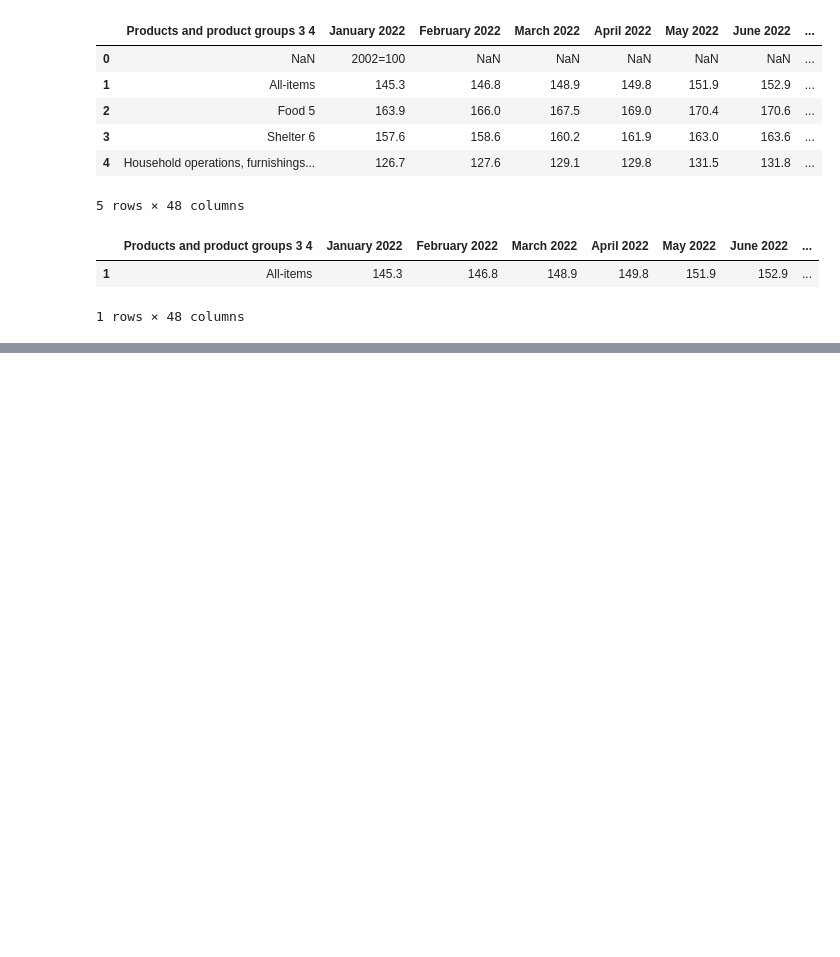
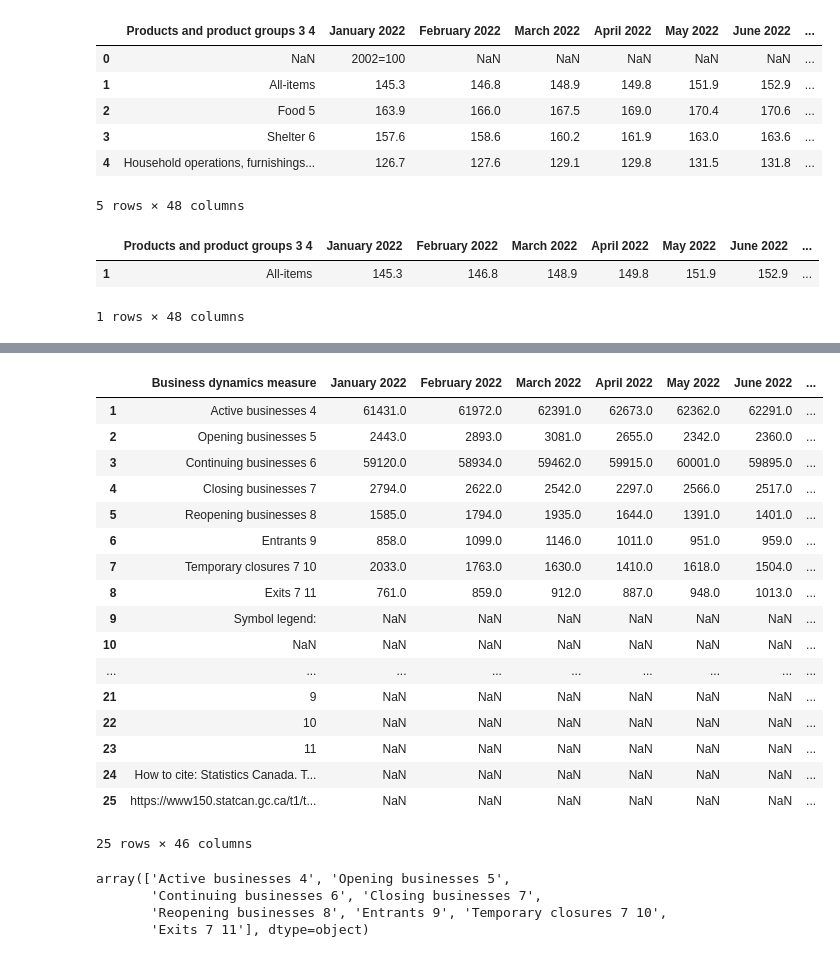
Before and after one commit to wtfmadrid/dataset-for-DS-project, a Jupyter notebook: notebooks/preprocessing.ipynb, the cells around one changed output, grey strips where cells are left out. Saved outputs shown, nothing was run; the diff lists cells and outputs as text; code cells hidden in the pictures; blank space fills up the shorter version.

```diff
--- a/notebooks/preprocessing.ipynb
+++ b/notebooks/preprocessing.ipynb
@@ -258,0 +536,2 @@ cpi_all
+# %%
+acf_data = acf_data.drop(0, axis=0)
@@ -258,0 +540,3 @@ cpi_all
+# %%
+acf_data = acf_data.replace("..", np.nan)
+acf_data = acf_data.dropna(axis=1, how='all')
@@ -258,0 +568,3 @@ cpi_all
+# %%
+month_cols = acf_data.columns[1:]
+month_cols
@@ -258,0 +584,34 @@ cpi_all
+# %%
+acf_num = acf_data.copy()
+
+for c in month_cols:
+    acf_num[c] = (
+        acf_num[c]
+        .astype(str)
+        .str.replace("\u00a0", "", regex=False)  # non-breaking space
+        .str.replace(",", "", regex=False)       # thousands separator
+        .str.replace(" ", "", regex=False)       # normal spaces
+        .replace({"..": None, "—": None, "–": None, "nan": None})
+    )
+    acf_num[c] = pd.to_numeric(acf_num[c], errors="coerce")
+# %%
+acf_num
+# %% [output]
+|  | Business dynamics measure | January 2022 | February 2022 | March 2022 | April 2022 | May 2022 | June 2022 | ... |
+| 1 | Active businesses 4 | 61431.0 | 61972.0 | 62391.0 | 62673.0 | 62362.0 | 62291.0 | ... |
+| 2 | Opening businesses 5 | 2443.0 | 2893.0 | 3081.0 | 2655.0 | 2342.0 | 2360.0 | ... |
+| 3 | Continuing businesses 6 | 59120.0 | 58934.0 | 59462.0 | 59915.0 | 60001.0 | 59895.0 | ... |
+| 4 | Closing businesses 7 | 2794.0 | 2622.0 | 2542.0 | 2297.0 | 2566.0 | 2517.0 | ... |
+| 5 | Reopening businesses 8 | 1585.0 | 1794.0 | 1935.0 | 1644.0 | 1391.0 | 1401.0 | ... |
+| 6 | Entrants 9 | 858.0 | 1099.0 | 1146.0 | 1011.0 | 951.0 | 959.0 | ... |
+| 7 | Temporary closures 7 10 | 2033.0 | 1763.0 | 1630.0 | 1410.0 | 1618.0 | 1504.0 | ... |
+| 8 | Exits 7 11 | 761.0 | 859.0 | 912.0 | 887.0 | 948.0 | 1013.0 | ... |
+| 9 | Symbol legend: | NaN | NaN | NaN | NaN | NaN | NaN | ... |
+| 10 | NaN | NaN | NaN | NaN | NaN | NaN | NaN | ... |
+| ... | ... | ... | ... | ... | ... | ... | ... | ... |
+| 21 | 9 | NaN | NaN | NaN | NaN | NaN | NaN | ... |
+| 22 | 10 | NaN | NaN | NaN | NaN | NaN | NaN | ... |
+| 23 | 11 | NaN | NaN | NaN | NaN | NaN | NaN | ... |
+| 24 | How to cite: Statistics Canada. T... | NaN | NaN | NaN | NaN | NaN | NaN | ... |
+| 25 | https://www150.statcan.gc.ca/t1/t... | NaN | NaN | NaN | NaN | NaN | NaN | ... |
+25 rows × 46 columns
@@ -258,0 +623,7 @@ cpi_all
+# %%
+acf_clean["Business dynamics measure"].unique()
+# %% [output]
+array(['Active businesses 4', 'Opening businesses 5',
+       'Continuing businesses 6', 'Closing businesses 7',
+       'Reopening businesses 8', 'Entrants 9', 'Temporary closures 7 10',
+       'Exits 7 11'], dtype=object)
```
Also changed, not shown: parts of 65 cells of this notebook, 5 other files.
